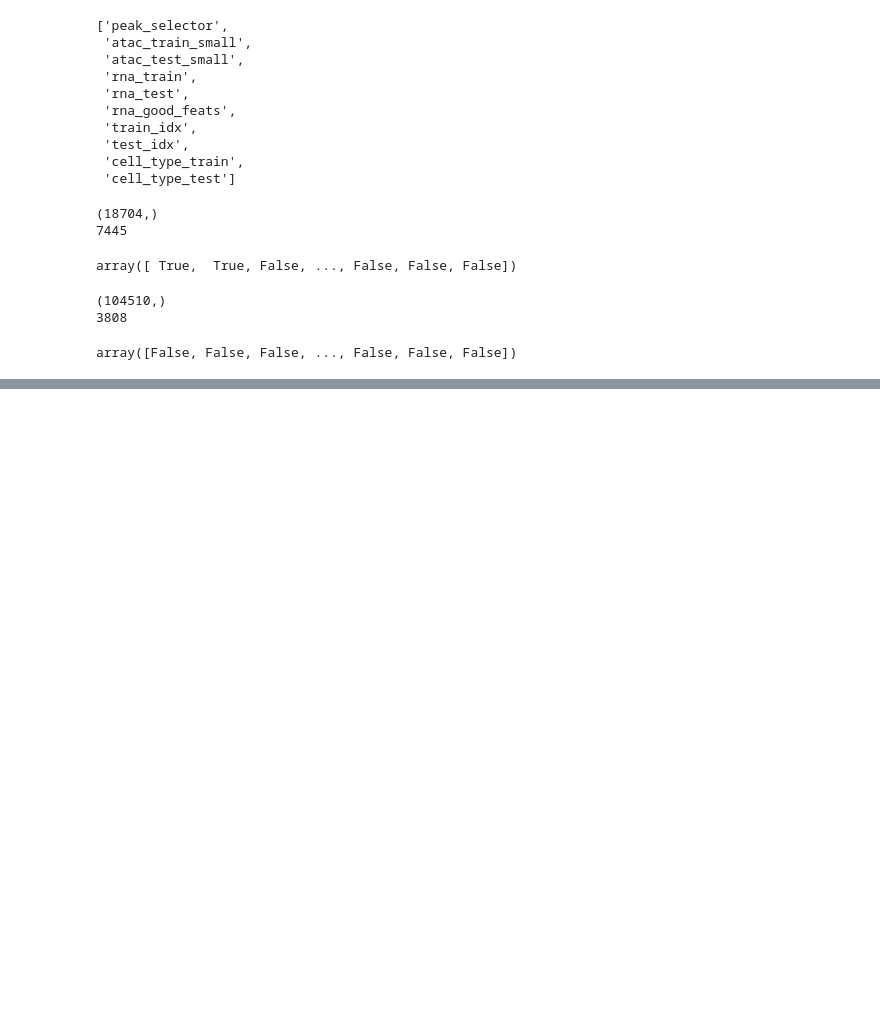
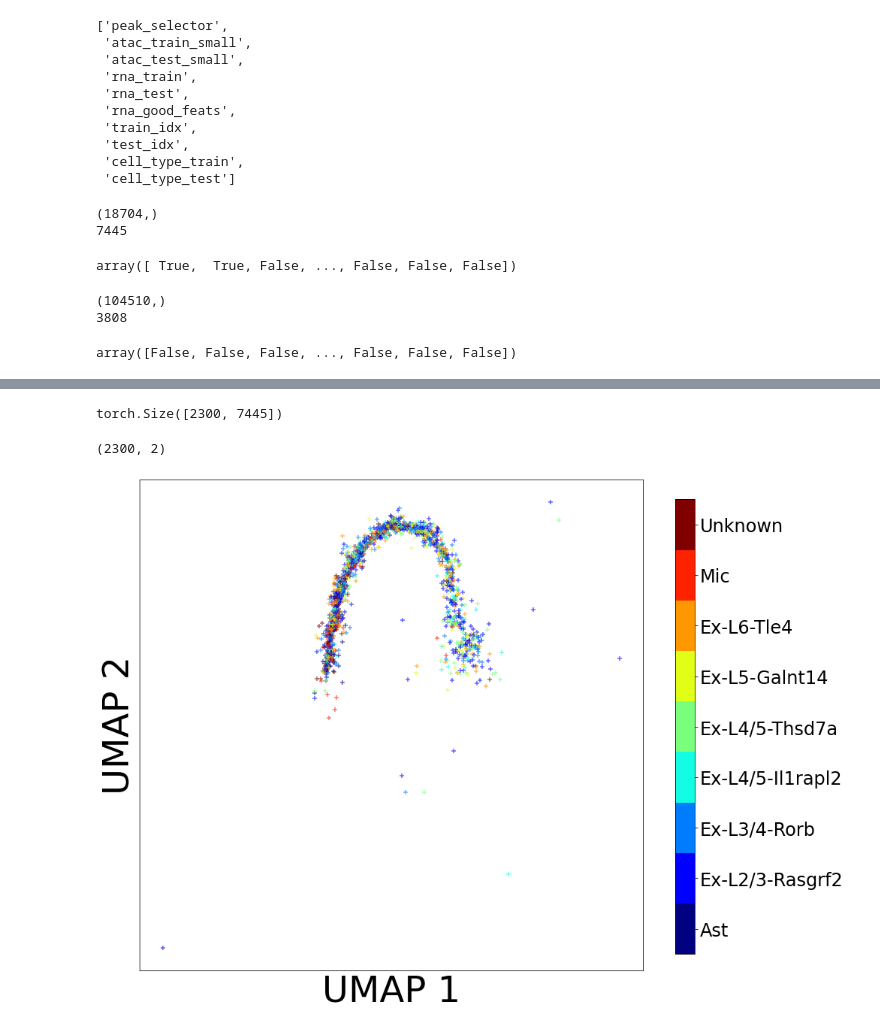
Before and after one commit to rogershijin/GANOLI, a Jupyter notebook: ganoli/models/scratch.ipynb, the cells around one changed output, grey strips where cells are left out. Drawn from its saved outputs; the diff is of its cells as text; code cells hidden in the pictures; blank space fills up the shorter version.

```diff
--- a/ganoli/models/scratch.ipynb
+++ b/ganoli/models/scratch.ipynb
@@ -177,0 +232,3 @@ array([False, False, False, ..., False, False, False])
+# %%
+import torch
+atac_val = torch.Tensor(atac_val).to('cuda:0')
@@ -177,0 +237,16 @@ array([False, False, False, ..., False, False, False])
+# %%
+rna_val_pred = ckpt_model(atac_val,data_type='atac')
+# %%
+rna_val_pred.shape
+# %% [output]
+torch.Size([2300, 7445])
+# %%
+rna_val_labels = data['cell_type_test']
+# %%
+import umap
+reducer = umap.UMAP(densmap=True)
+rna_trans = reducer.fit_transform(rna_val_pred.detach().cpu().numpy())
+# %%
+rna_trans.shape
+# %% [output]
+(2300, 2)
@@ -177,0 +255,4 @@ array([False, False, False, ..., False, False, False])
+# %%
+benplot.plot_lowdim_rep(rna_trans, rna_val_labels)
+# %% [output]
+[figure, added]
```
Also changed, not shown: parts of 25 cells of this notebook, 4 other files.
